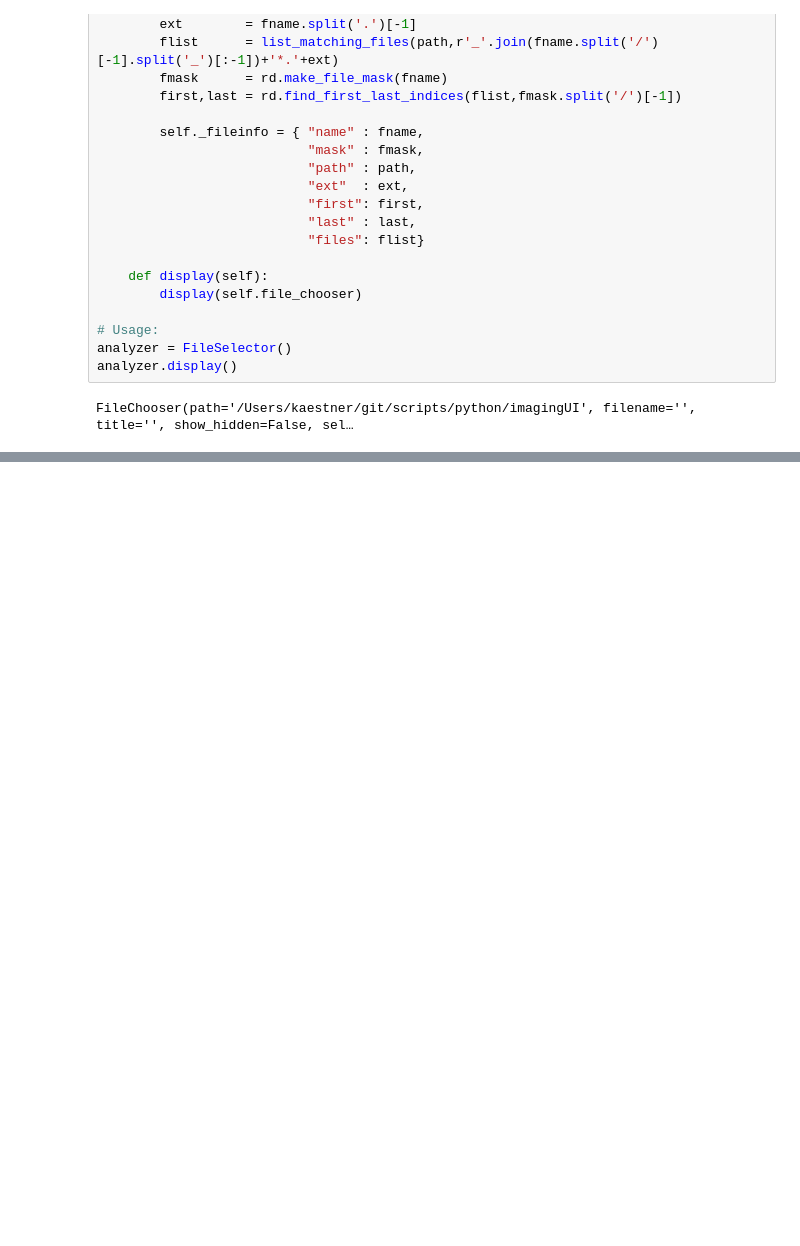
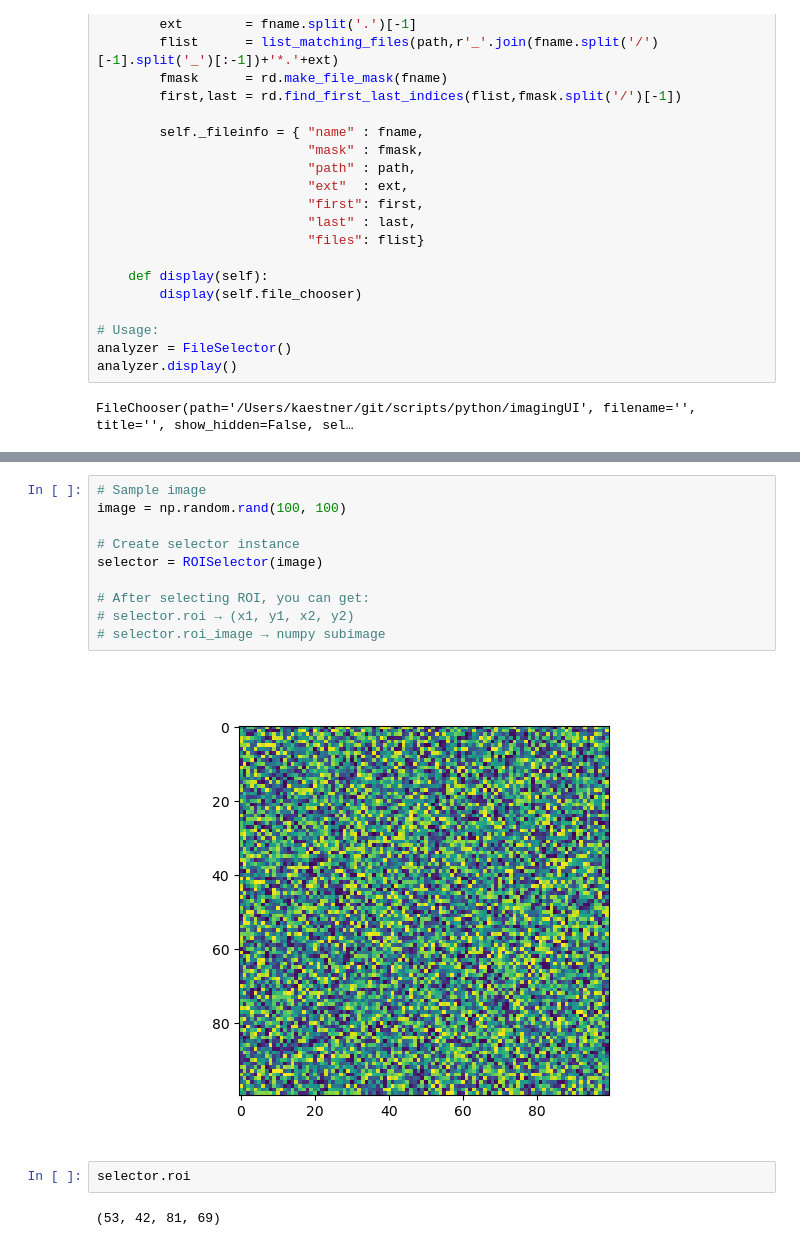
Before and after one commit to neutronimaging/scripts, a Jupyter notebook: python/imagingUI/TestingiPyWidgets.ipynb, the cells around one changed output, grey strips where cells are left out. Cells and saved outputs as stored; diff of their text form; blank space fills up the shorter version.

```diff
--- a/python/imagingUI/TestingiPyWidgets.ipynb
+++ b/python/imagingUI/TestingiPyWidgets.ipynb
@@ -865,0 +916,16 @@ fs.info
+# %%
+# Sample image
+image = np.random.rand(100, 100)
+
+# Create selector instance
+selector = ROISelector(image)
+
+# After selecting ROI, you can get:
+# selector.roi → (x1, y1, x2, y2)
+# selector.roi_image → numpy subimage
+# %% [output]
+[figure, added]
+# %%
+selector.roi
+# %% [output]
+(53, 42, 81, 69)
```
Also changed, not shown: parts of 25 cells of this notebook, 1 other file.
